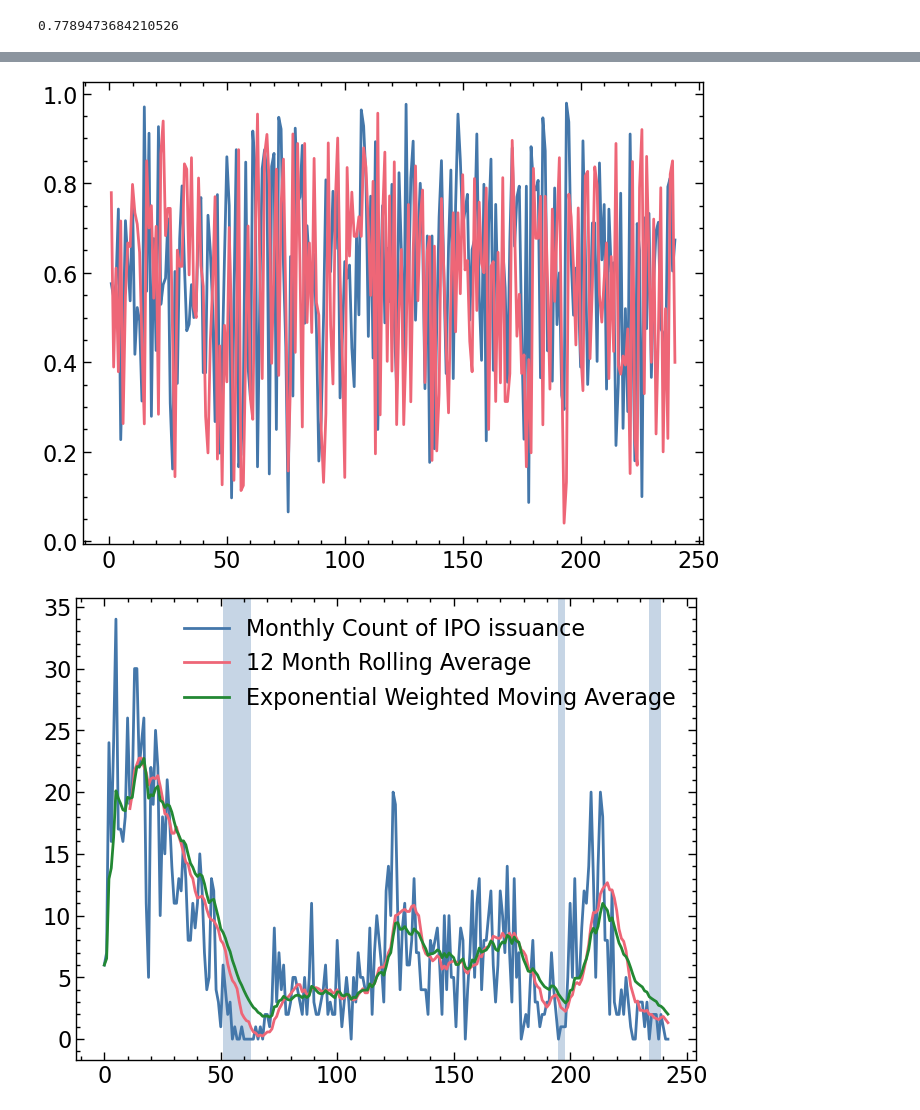
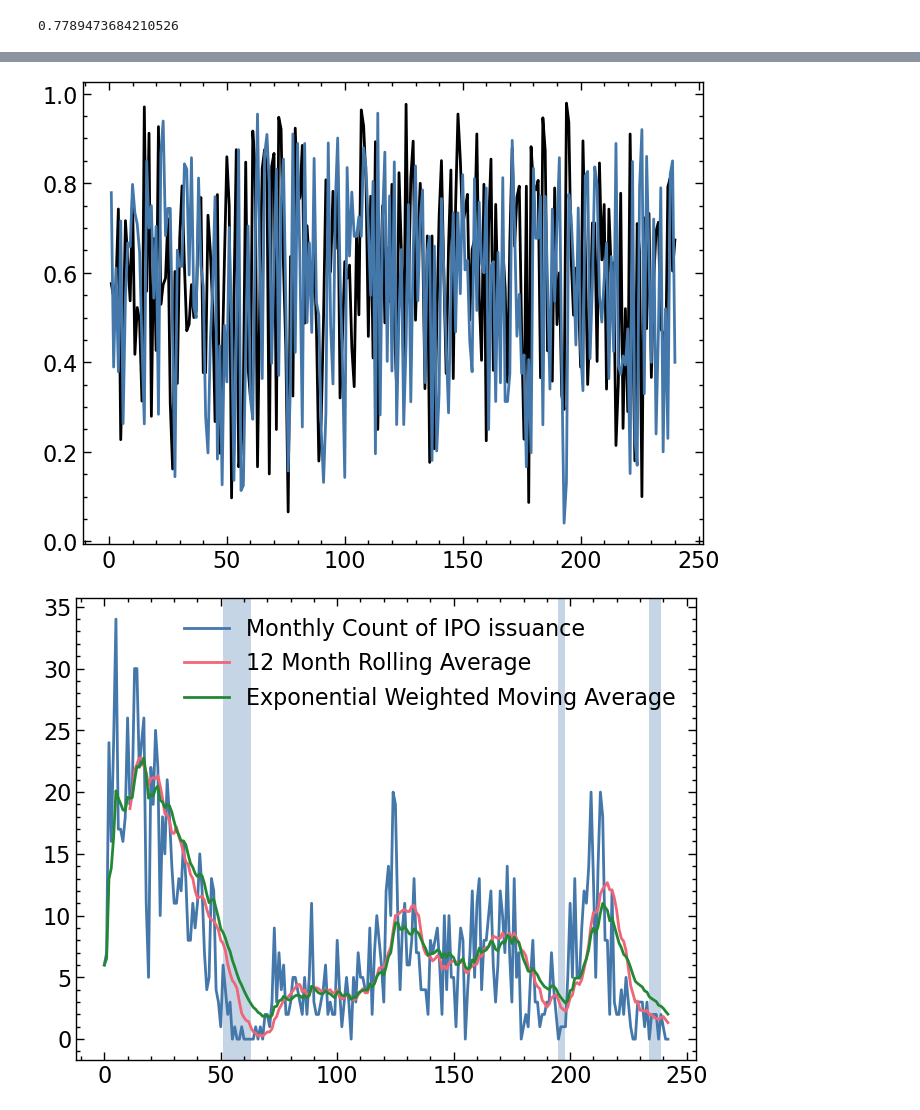
Before and after one commit to aycannon/diss, a Jupyter notebook: Compiled Indicator.ipynb, the cells around one changed output, grey strips where cells are left out. Drawn from its saved outputs; the diff is of its cells as text; code cells hidden in the pictures.

```diff
--- a/Compiled Indicator.ipynb
+++ b/Compiled Indicator.ipynb
@@ -170,11 +299,9 @@ sns.lineplot(ndx_diff['ndx_index'])
 # %%
-merged_df = pd.merge(ndx_diff[['ndx_index']], ftse_diff[['ftse_index']], left_index=True, right_index=True)
-
-plt.plot(merged_df['ndx_index'], label = 'Nasdaq')
+plt.plot(merged_df['ndx_index'], label = 'Nasdaq', color = 'black')
 plt.plot(merged_df['ftse_index'], label = 'FTSE')
 plt.show()
 # %% [output]
-[figure, old version]
+[figure, new version]
 # %%
 nipo = pd.read_excel('diss_data/equity_issue04.xlsx', sheet_name='eq_ipo')
 nipo['ipo_count'] = nipo['ipo_count'].astype(int, errors = 'ignore')
```
Also changed, not shown: parts of 45 cells of this notebook.
